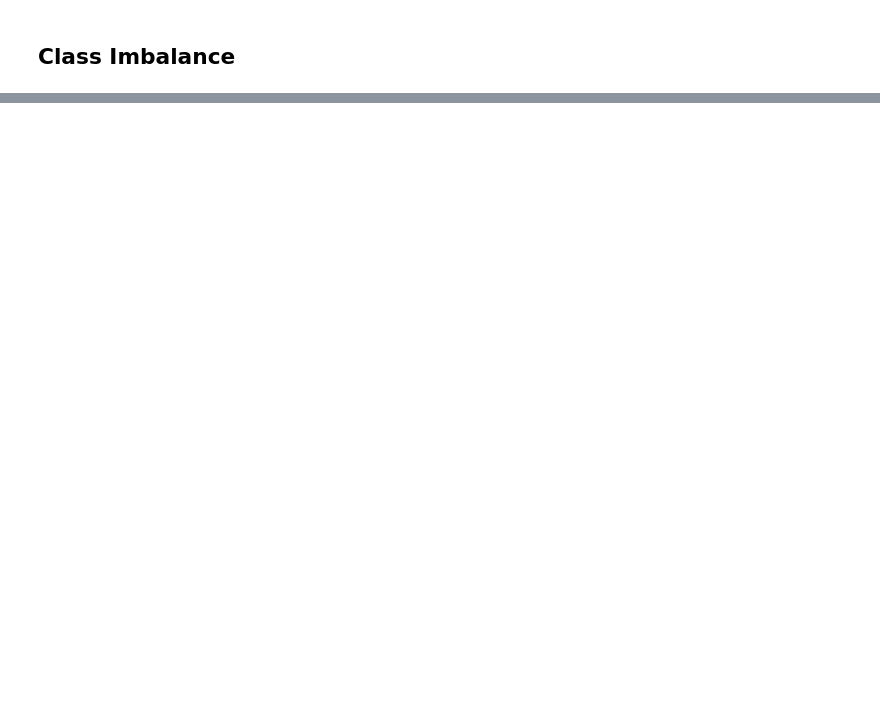
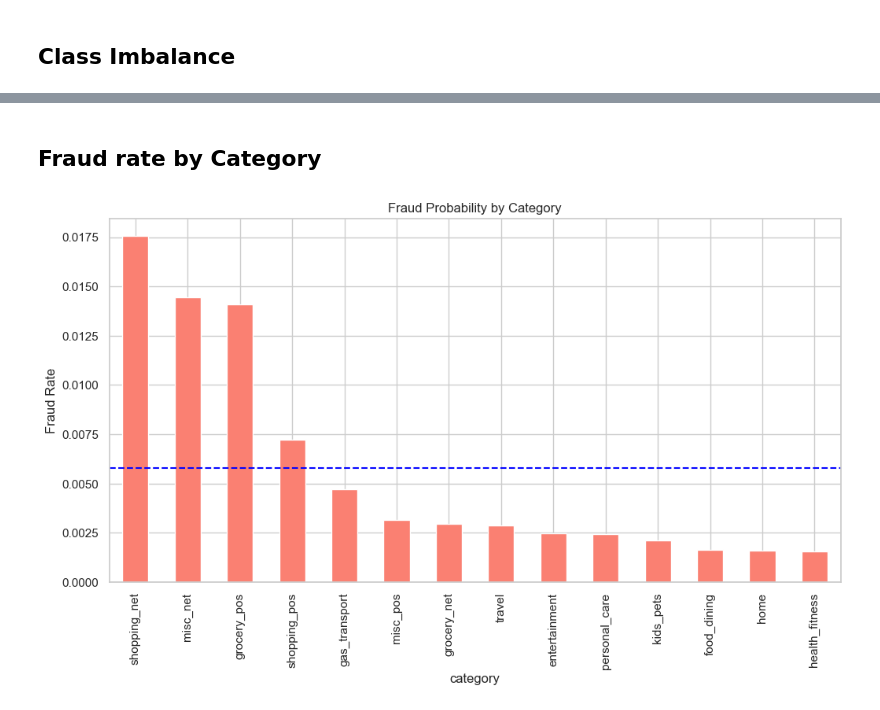
Before and after one commit to coder-red/live-fraud-detection-agent, a Jupyter notebook: notebooks/01_eda.ipynb, the cells around one changed output, grey strips where cells are left out. Cells and saved outputs as stored; diff of their text form; code cells hidden in the pictures; blank space fills up the shorter version.

```diff
--- a/notebooks/01_eda.ipynb
+++ b/notebooks/01_eda.ipynb
@@ -131,0 +144,13 @@ plt.show()
+# %% [markdown]
+## Fraud rate by Category
+# %%
+cat_fraud = df.groupby('category')['is_fraud'].mean().sort_values(ascending=False)
+
+plt.figure(figsize=(12,6))
+cat_fraud.plot(kind='bar', color='salmon')
+plt.axhline(df['is_fraud'].mean(), color='blue', linestyle='--', label='Global Avg')
+plt.title('Fraud Probability by Category')
+plt.ylabel('Fraud Rate')
+plt.show()
+# %% [output]
+[figure, added]
```
Also changed, not shown: parts of 17 cells of this notebook, 5 other files.
